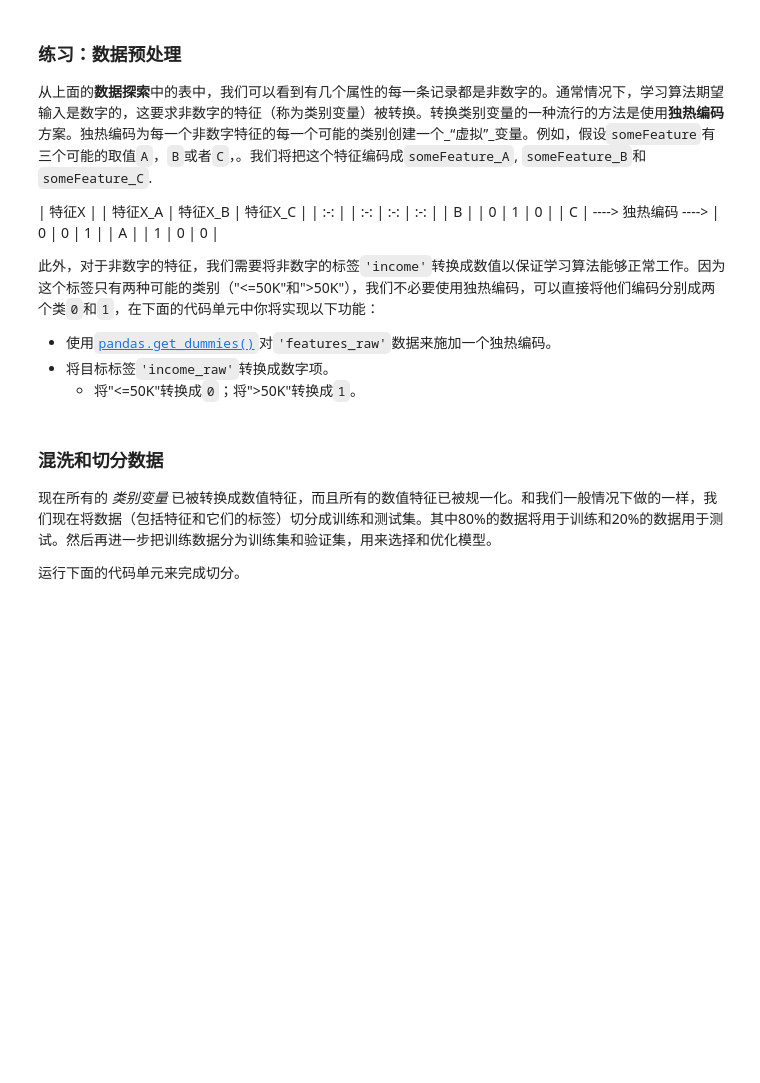
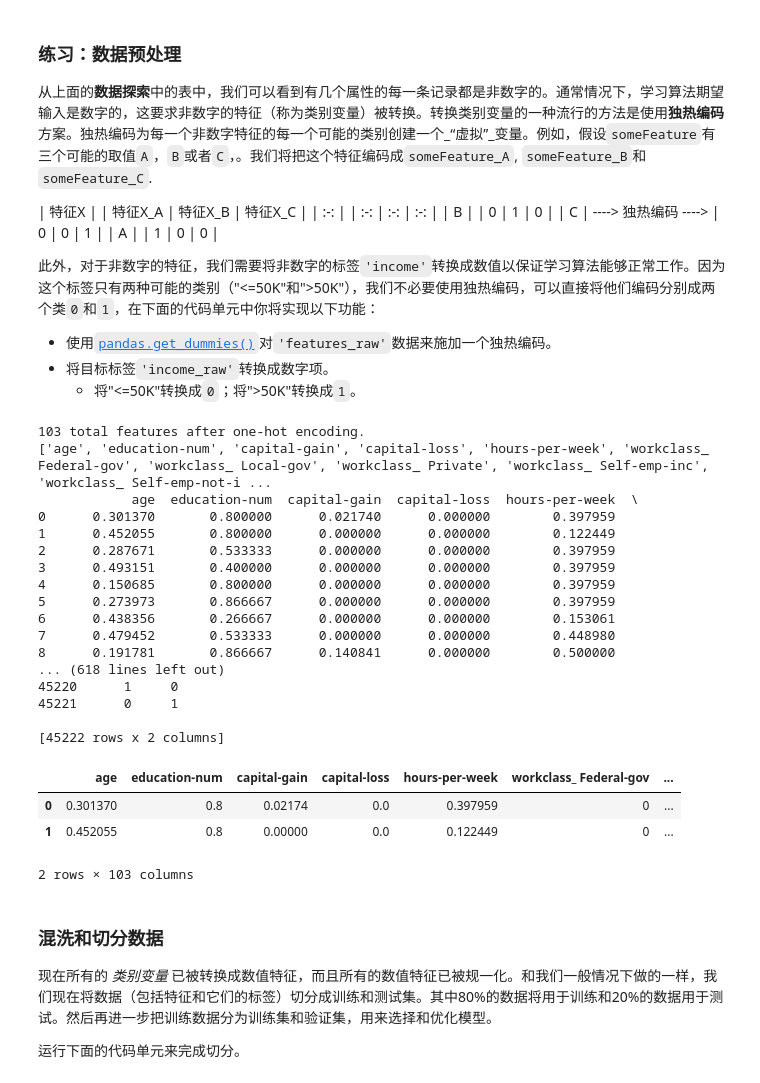
Before and after one commit to zhglinux/MachineLearning, a Jupyter notebook: finding_donors-master/finding_donors.ipynb, the cells around one changed output. Cells and saved outputs as stored; diff of their text form; code cells hidden in the pictures; blank space fills up the shorter version.

```diff
--- a/finding_donors-master/finding_donors.ipynb
+++ b/finding_donors-master/finding_donors.ipynb
@@ -140,17 +176,42 @@ display(features_raw.head(n = 1))
    - 将"<=50K"转换成`0`；将">50K"转换成`1`。
 # %%
 # TODO：使用pandas.get_dummies()对'features_raw'数据进行独热编码
-features = None
+features = pd.get_dummies(features_raw)
 
 # TODO：将'income_raw'编码成数字值
-income = None
+income = pd.get_dummies(income_raw)
 
 # 打印经过独热编码之后的特征数量
 encoded = list(features.columns)
 print "{} total features after one-hot encoding.".format(len(encoded))
 
 # 移除下面一行的注释以观察编码的特征名字
-#print encoded
+print encoded
+print features
+print income
+display(features.head(n = 2))
+# %% [output]
+103 total features after one-hot encoding.
+['age', 'education-num', 'capital-gain', 'capital-loss', 'hours-per-week', 'workclass_ Federal-gov', 'workclass_ Local-gov', 'workclass_ Private', 'workclass_ Self-emp-inc', 'workclass_ Self-emp-not-i ...
+            age  education-num  capital-gain  capital-loss  hours-per-week  \
+0      0.301370       0.800000      0.021740      0.000000        0.397959
+1      0.452055       0.800000      0.000000      0.000000        0.122449
+2      0.287671       0.533333      0.000000      0.000000        0.397959
+3      0.493151       0.400000      0.000000      0.000000        0.397959
+4      0.150685       0.800000      0.000000      0.000000        0.397959
+5      0.273973       0.866667      0.000000      0.000000        0.397959
+6      0.438356       0.266667      0.000000      0.000000        0.153061
+7      0.479452       0.533333      0.000000      0.000000        0.448980
+8      0.191781       0.866667      0.140841      0.000000        0.500000
+... (618 lines left out)
+45220      1     0
+45221      0     1
+
+[45222 rows x 2 columns]
+|  | age | education-num | capital-gain | capital-loss | hours-per-week | workclass_ Federal-gov | ... |
+| 0 | 0.301370 | 0.8 | 0.02174 | 0.0 | 0.397959 | 0 | ... |
+| 1 | 0.452055 | 0.8 | 0.00000 | 0.0 | 0.122449 | 0 | ... |
+2 rows × 103 columns
 # %% [markdown]
 ### 混洗和切分数据
 现在所有的 _类别变量_ 已被转换成数值特征，而且所有的数值特征已被规一化。和我们一般情况下做的一样，我们现在将数据（包括特征和它们的标签）切分成训练和测试集。其中80%的数据将用于训练和20%的数据用于测试。然后再进一步把训练数据分为训练集和验证集，用来选择和优化模型。
```
Also changed, not shown: parts of 9 cells of this notebook.
